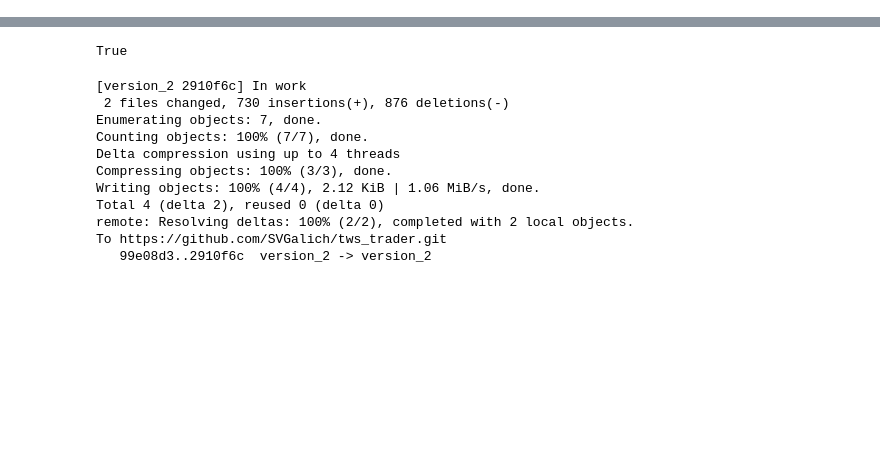
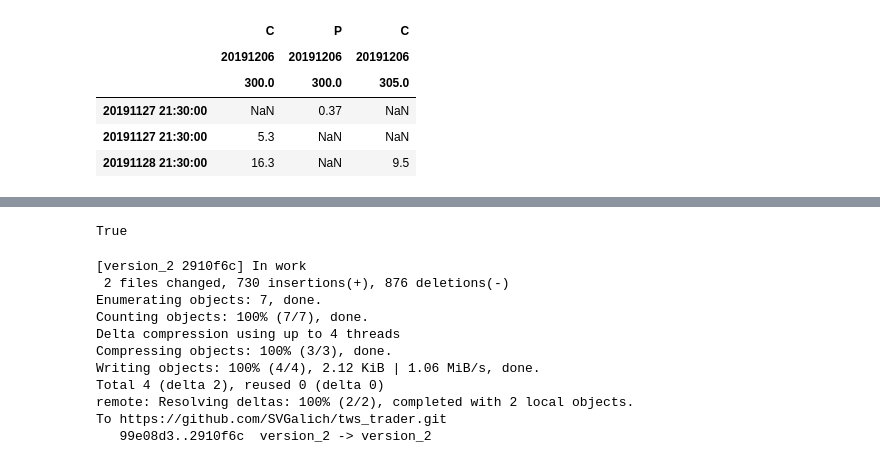
Before and after one commit to webclinic017/tws_trader, a Jupyter notebook: test.ipynb, the cells around one changed output, grey strips where cells are left out. Cells and saved outputs as stored; diff of their text form; code cells hidden in the pictures; blank space fills up the shorter version.

```diff
--- a/test.ipynb
+++ b/test.ipynb
@@ -161,0 +139,60 @@ prices = GetOptionsPrices(
+# %%
+a = {
+    'Datetime': '20191127  21:30:00',
+    'Right': 'P',
+    'Expiration': '20191206',
+    'Strike': 300.,
+    'Price': 0.37
+}
+b = {
+    'Datetime': '20191127  21:30:00',
+    'Right': 'C',
+    'Expiration': '20191206',
+    'Strike': 300.,
+    'Price': 5.3
+}
+test = pd.DataFrame()
+
+columns = pd.MultiIndex.from_product([[a['Right']], [a['Expiration']], [a['Strike']]])
+a = pd.DataFrame(a['Price'], index=[a['Datetime']], columns=columns)
+# print(a)
+test = test.append(a)
+columns = pd.MultiIndex.from_product([[b['Right']], [b['Expiration']], [b['Strike']]])
+b = pd.DataFrame(b['Price'], index=[b['Datetime']], columns=columns)
+# print(b)
+test = test.append(b)
+# print(test)
+
+c = {
+    'Datetime': '20191128  21:30:00', # new
+    'Right': 'C',
+    'Expiration': '20191206',
+    'Strike': 300.,
+    'Price': 16.3
+}
+columns = pd.MultiIndex.from_product([[c['Right']], [c['Expiration']], [c['Strike']]])
+c = pd.DataFrame(c['Price'], index=[c['Datetime']], columns=columns)
+test = test.append(c)
+
+d = {
+    'Datetime': '20191128  21:30:00',
+    'Right': 'C',
+    'Expiration': '20191206',
+    'Strike': 305.,    # new
+    'Price': 9.5
+}
+columns = pd.MultiIndex.from_product([[d['Right']], [d['Expiration']], [d['Strike']]])
+d = pd.DataFrame(d['Price'], index=[d['Datetime']], columns=columns)
+# test = pd.concat([test, d], axis=0, sort=False)
+
+
+
+test = test.join(d, how='outer')
+test
+# %% [output]
+|  | C | P | C |
+|  | 20191206 | 20191206 | 20191206 |
+|  | 300.0 | 300.0 | 305.0 |
+| 20191127 21:30:00 | NaN | 0.37 | NaN |
+| 20191127 21:30:00 | 5.3 | NaN | NaN |
+| 20191128 21:30:00 | 16.3 | NaN | 9.5 |
```
Also changed, not shown: parts of 12 cells of this notebook.
